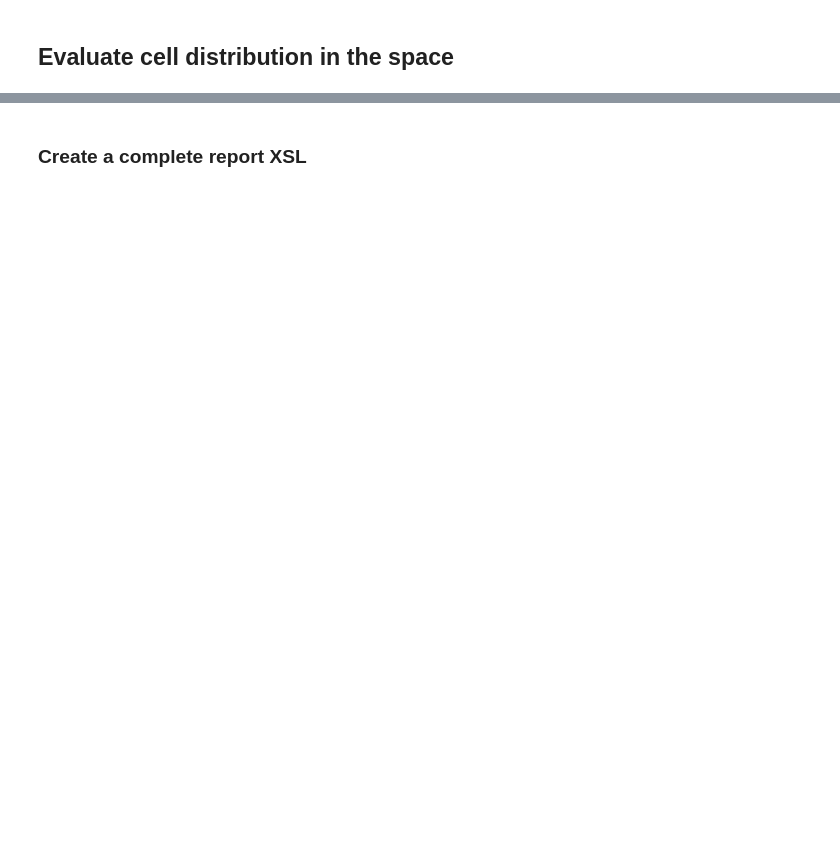
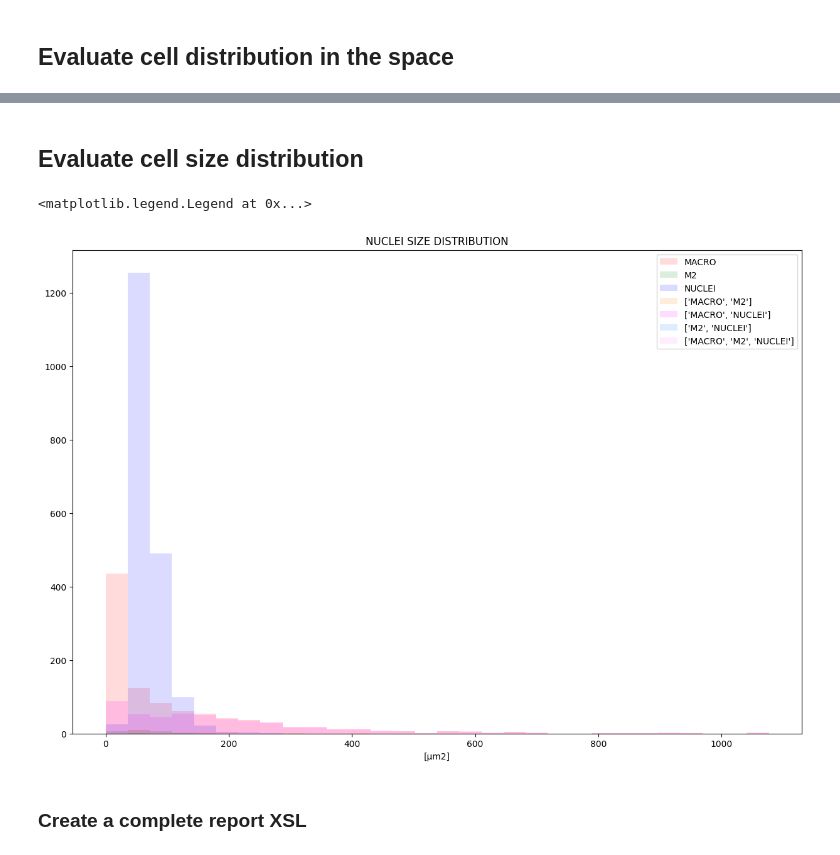
Before and after one commit to edoborgiani/napari_env-2D_fluo_segmentation, a Jupyter notebook: Fluo_2D_image_processor.ipynb, the cells around one changed output, grey strips where cells are left out. Drawn from its saved outputs; the diff is of its cells as text; code cells hidden in the pictures; blank space fills up the shorter version.

```diff
--- a/Fluo_2D_image_processor.ipynb
+++ b/Fluo_2D_image_processor.ipynb
@@ -517,3 +511,42 @@ axs[1].set_facecolor('black')
+# %% [markdown]
+## Evaluate cell size distribution
+# %%
+fig, axs = plt.subplots(1,1,figsize=(15,10))
+
+max_size=max([x for t in list(labels_df['Cell size [um2]']) for x in t])
+
+for i, marker in enumerate(labels_df.index):
+    sizes= [t for t in list(labels_df['Cell size [um2]'][i])]
+    if np.size(marker)==1:
+        axs.hist(sizes,range=(0,max_size),bins=30,label=str(labels_df['Condition'][i]), alpha=1/len(labels_df),color=stain_df.loc[str(labels_df['Condition'][i])]['Color'])
+    else:
+        rgb_list=[]
+        for k in range(np.size(marker)):
+            rgb_list.append(stain_df.loc[str(labels_df['Condition'][i][k])]['Color'])
+
+        colors_rgb = [to_rgb(name) for name in rgb_list]
+
+        r_total, g_total, b_total = 0.0, 0.0, 0.0
+
+        for r, g, b in colors_rgb:
+            r_total += r
+            g_total += g
+            b_total += b
+
+        r_final = min(r_total, 1.0)
+        g_final = min(g_total, 1.0)
+        b_final = min(b_total, 1.0)
+
+        final_rgb = (r_final, g_final, b_final)
+
+        axs.hist(sizes,range=(0,max_size),bins=30,label=str(labels_df['Condition'][i]), alpha=1/len(labels_df),color=final_rgb)
+
+axs.set_title('NUCLEI SIZE DISTRIBUTION')
+axs.set_xlabel('[μm2]')
+axs.legend(loc='upper right')
+# %% [output]
+<matplotlib.legend.Legend at 0x...>
+[figure, added]
 # %% [markdown]
 ### Create a complete report XSL
 # %%
```
Also changed, not shown: parts of 26 cells of this notebook.
